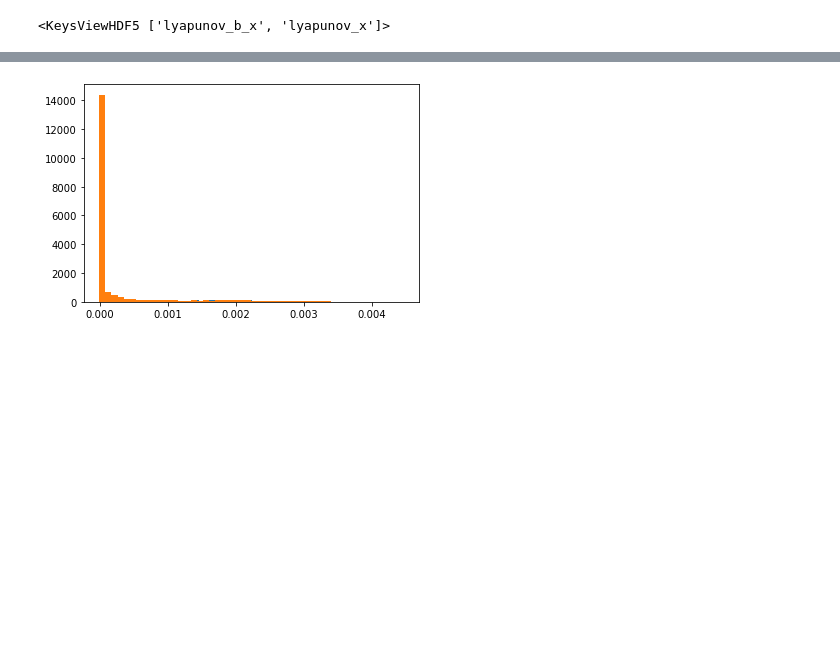
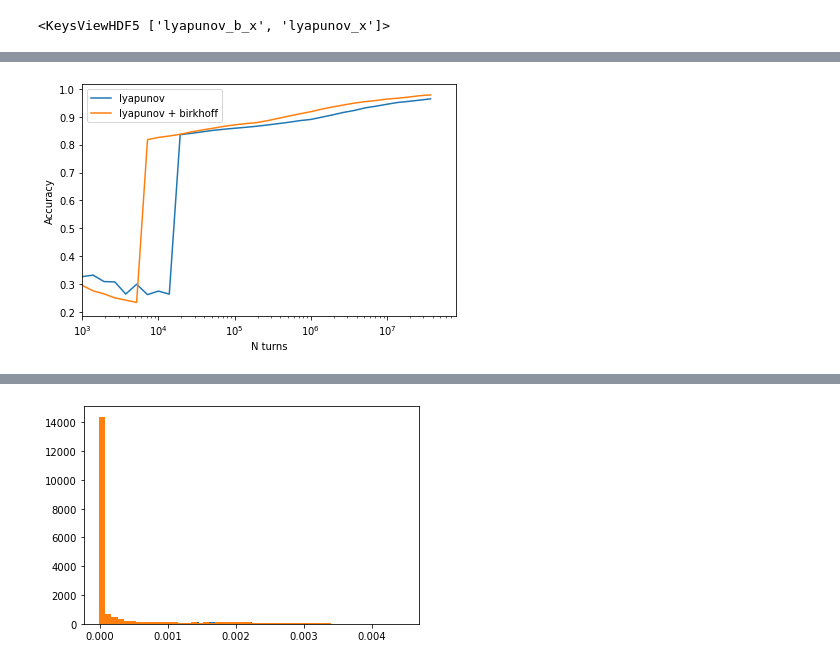
Before and after one commit to carlidel/tangent_map, a Jupyter notebook: 220914_focused_analysis/4_birkhoff_test.ipynb, the cells around one changed output, grey strips where cells are left out. Cells and saved outputs as stored; diff of their text form; code cells hidden in the pictures; blank space fills up the shorter version.

```diff
--- a/220914_focused_analysis/4_birkhoff_test.ipynb
+++ b/220914_focused_analysis/4_birkhoff_test.ipynb
@@ -13,0 +16,3 @@ f = h5py.File(f"/home/HPC/camontan/turchetti_paper/output/focused_scan/partial_d
+# %%
+data = f_stab["stability"][:]
+mask = np.log10(data)==8
@@ -26,0 +75,43 @@ axs[1].imshow(f['1000000']['lyapunov_b_x'][:].reshape(200, 200), origin='lower')
+# %%
+times = []
+lyapunov_b_data = []
+
+for key in f.keys():
+    if not key.isdigit():
+        continue
+    times.append(int(key))
+    lyapunov_b_data.append(f[key]['lyapunov_b_x'][:])
+
+# sort times and lyapunov_b data
+times, lyapunov_b_data = zip(*sorted(zip(times, lyapunov_b_data)))
+
+# convert to numpy arrays
+times = np.array(times)
+lyapunov_b_data = np.array(lyapunov_b_data)
+# %%
+lyapunov_b_thresholds = []
+lyapunov_b_post_data = []
+lyapunov_b_guesses = []
+lyapunov_b_scores = []
+for t, data in zip(times, lyapunov_b_data):
+    data[mask & (np.isnan(data))] = np.nanmax(data[mask])
+    data = np.log10(data)
+    data[mask & (np.isnan(data))] = np.nanmax(data[mask])
+    data[mask & (np.isinf(data))] = np.nanmax(data[mask & (~np.isinf(data))])
+    lyapunov_b_post_data.append(data)
+    lyapunov_b_thresholds.append(find_threshold(data[mask]))
+    guess = (data > lyapunov_b_thresholds[-1])
+    lyapunov_b_guesses.append(guess)
+    lyapunov_b_scores.append(classify_data(ground_truth[mask], guess[mask]))
+# %%
+plt.plot(times, [l["accuracy"] for l in lyapunov_scores], label='lyapunov')
+plt.plot(times, [l["accuracy"] for l in lyapunov_b_scores], label='lyapunov + birkhoff')
+plt.xscale("log")
+plt.legend()
+
+plt.xlabel("N turns")
+plt.ylabel("Accuracy")
+plt.xlim(1e3)
+plt.tight_layout()
+# %% [output]
+[figure, added]
```
Also changed, not shown: parts of 32 cells of this notebook, 8 other files.
